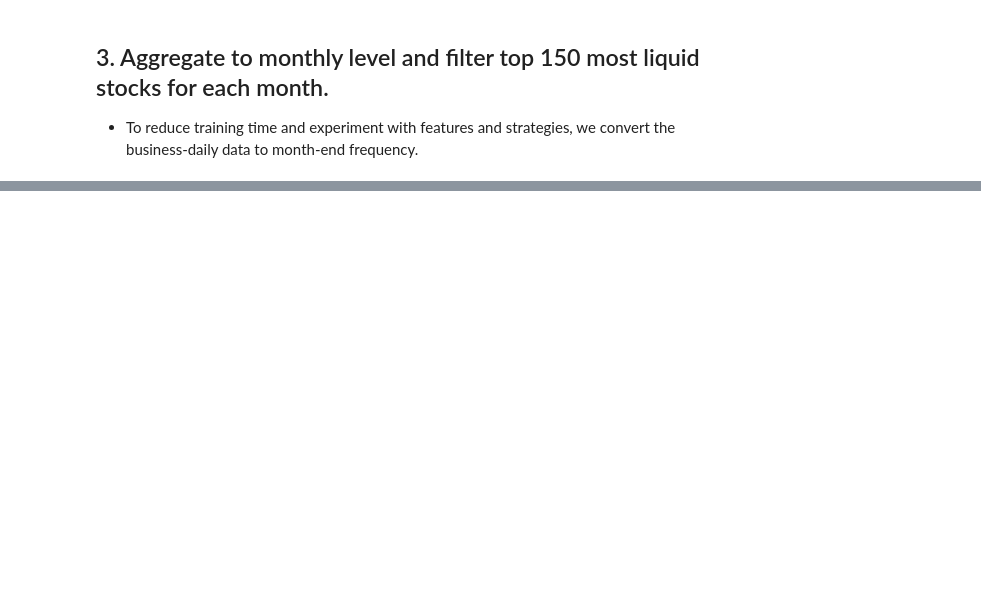
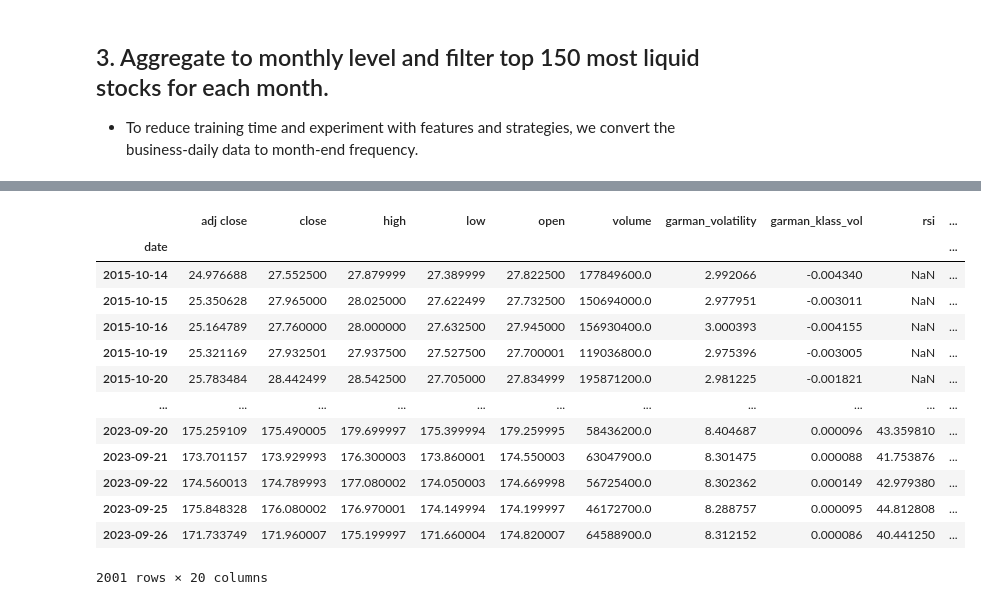
Before and after one commit to ranjan2829/Quant, a Jupyter notebook: Quant_&_Algorithmic_trading_strategy.ipynb, the cells around one changed output, grey strips where cells are left out. Saved outputs shown, nothing was run; the diff lists cells and outputs as text; code cells hidden in the pictures; blank space fills up the shorter version.

```diff
--- a/Quant_&_Algorithmic_trading_strategy.ipynb
+++ b/Quant_&_Algorithmic_trading_strategy.ipynb
@@ -186,0 +238,30 @@ df
+# %%
+g=df.xs('AAPL',level=1)
+outlier_cutoff=0.005
+lags=[1,2,3,6,9,12]
+for lag in lags:
+  g[f'return_{lag}m']=(g['adj close']
+                      .pct_change(lag)
+                      .pipe(lambda x: x.clip(lower=x.quantile(outlier_cutoff),
+                                             upper=x.quantile(1-outlier_cutoff)))
+                      .add(1)
+                      .pow(1/lag)
+                      .sub(1))
+  g
+# %%
+g
+# %% [output]
+|  | adj close | close | high | low | open | volume | garman_volatility | garman_klass_vol | rsi | ... |
+| date |  |  |  |  |  |  |  |  |  | ... |
+| 2015-10-14 | 24.976688 | 27.552500 | 27.879999 | 27.389999 | 27.822500 | 177849600.0 | 2.992066 | -0.004340 | NaN | ... |
+| 2015-10-15 | 25.350628 | 27.965000 | 28.025000 | 27.622499 | 27.732500 | 150694000.0 | 2.977951 | -0.003011 | NaN | ... |
+| 2015-10-16 | 25.164789 | 27.760000 | 28.000000 | 27.632500 | 27.945000 | 156930400.0 | 3.000393 | -0.004155 | NaN | ... |
+| 2015-10-19 | 25.321169 | 27.932501 | 27.937500 | 27.527500 | 27.700001 | 119036800.0 | 2.975396 | -0.003005 | NaN | ... |
+| 2015-10-20 | 25.783484 | 28.442499 | 28.542500 | 27.705000 | 27.834999 | 195871200.0 | 2.981225 | -0.001821 | NaN | ... |
+| ... | ... | ... | ... | ... | ... | ... | ... | ... | ... | ... |
+| 2023-09-20 | 175.259109 | 175.490005 | 179.699997 | 175.399994 | 179.259995 | 58436200.0 | 8.404687 | 0.000096 | 43.359810 | ... |
+| 2023-09-21 | 173.701157 | 173.929993 | 176.300003 | 173.860001 | 174.550003 | 63047900.0 | 8.301475 | 0.000088 | 41.753876 | ... |
+| 2023-09-22 | 174.560013 | 174.789993 | 177.080002 | 174.050003 | 174.669998 | 56725400.0 | 8.302362 | 0.000149 | 42.979380 | ... |
+| 2023-09-25 | 175.848328 | 176.080002 | 176.970001 | 174.149994 | 174.199997 | 46172700.0 | 8.288757 | 0.000095 | 44.812808 | ... |
+| 2023-09-26 | 171.733749 | 171.960007 | 175.199997 | 171.660004 | 174.820007 | 64588900.0 | 8.312152 | 0.000086 | 40.441250 | ... |
+2001 rows × 20 columns
```
Also changed, not shown: parts of 9 cells of this notebook.
